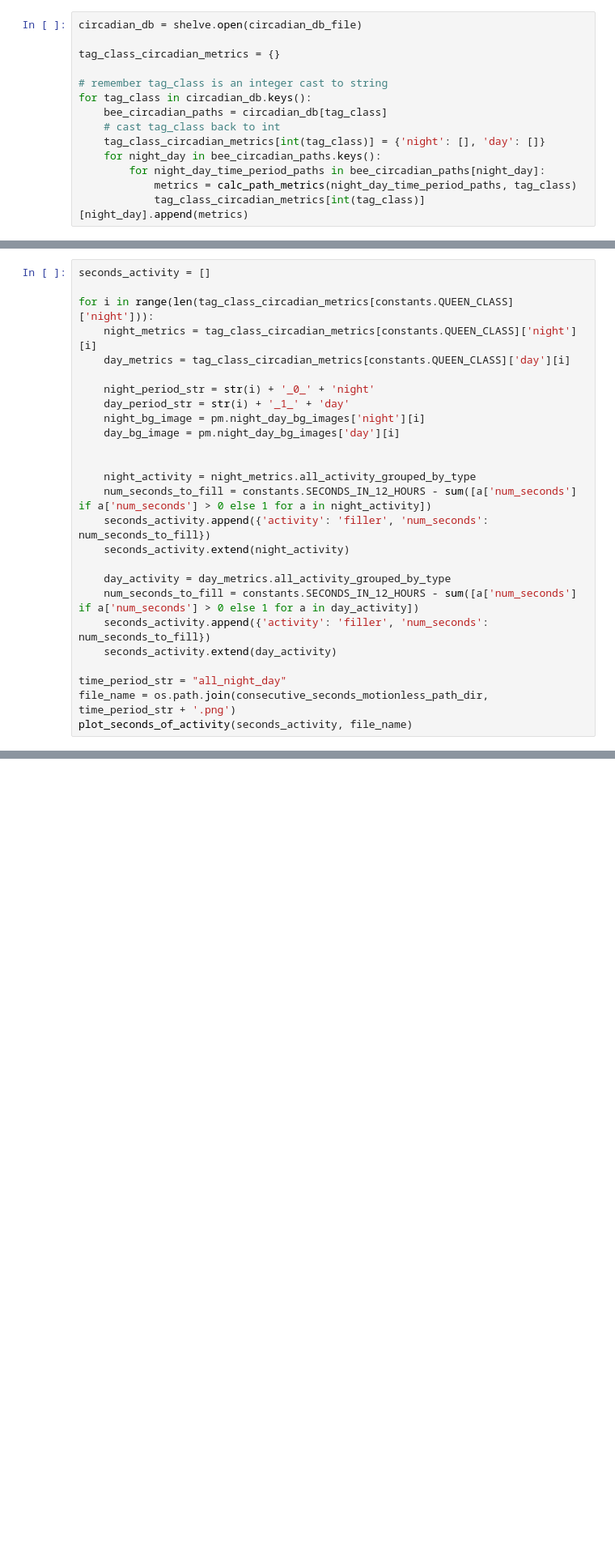
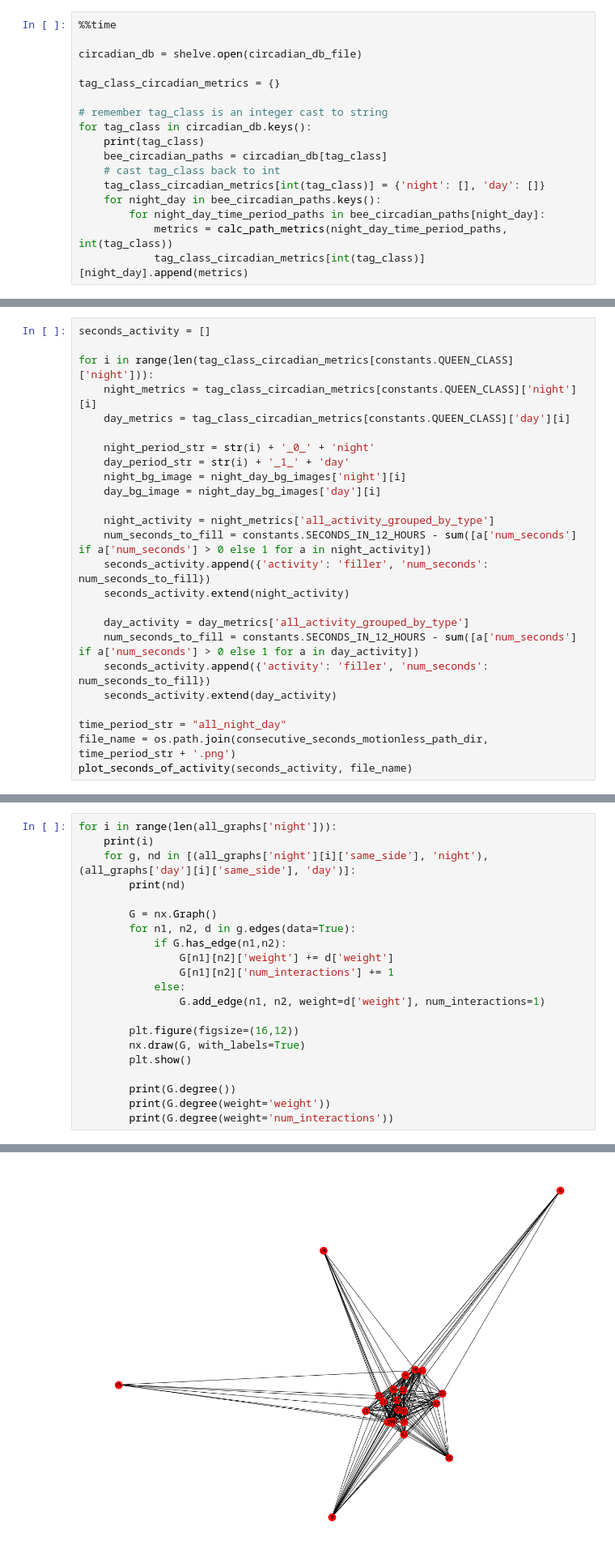
Before and after one commit to jackbrucesimpson/Notebooks, a Jupyter notebook: Behaviour/2018-05-13-updating-behave-analysis.ipynb, the cells around one changed output, grey strips where cells are left out. Shown at 81% size. Cells and saved outputs as stored; diff of their text form; blank space fills up the shorter version.

```diff
--- a/Behaviour/2018-05-13-updating-behave-analysis.ipynb
+++ b/Behaviour/2018-05-13-updating-behave-analysis.ipynb
@@ -136,16 +111,19 @@ day
 
 ## Calculate Metrics
 # %%
+%%time
+
 circadian_db = shelve.open(circadian_db_file)
 
 tag_class_circadian_metrics = {}
 
 # remember tag_class is an integer cast to string
 for tag_class in circadian_db.keys():
+    print(tag_class)
     bee_circadian_paths = circadian_db[tag_class]
     # cast tag_class back to int
     tag_class_circadian_metrics[int(tag_class)] = {'night': [], 'day': []}
     for night_day in bee_circadian_paths.keys():
         for night_day_time_period_paths in bee_circadian_paths[night_day]:
-            metrics = calc_path_metrics(night_day_time_period_paths, tag_class)
+            metrics = calc_path_metrics(night_day_time_period_paths, int(tag_class))
             tag_class_circadian_metrics[int(tag_class)][night_day].append(metrics)
@@ -247,16 +169,15 @@ for i in range(len(tag_class_circadian_metrics[constants.QUEEN_CLASS]['night']))
 
     night_period_str = str(i) + '_0_' + 'night'
     day_period_str = str(i) + '_1_' + 'day'
-    night_bg_image = pm.night_day_bg_images['night'][i]
-    day_bg_image = pm.night_day_bg_images['day'][i]
+    night_bg_image = night_day_bg_images['night'][i]
+    day_bg_image = night_day_bg_images['day'][i]
 
-
-    night_activity = night_metrics.all_activity_grouped_by_type
+    night_activity = night_metrics['all_activity_grouped_by_type']
     num_seconds_to_fill = constants.SECONDS_IN_12_HOURS - sum([a['num_seconds'] if a['num_seconds'] > 0 else 1 for a in night_activity])
     seconds_activity.append({'activity': 'filler', 'num_seconds': num_seconds_to_fill})
     seconds_activity.extend(night_activity)
 
-    day_activity = day_metrics.all_activity_grouped_by_type
+    day_activity = day_metrics['all_activity_grouped_by_type']
     num_seconds_to_fill = constants.SECONDS_IN_12_HOURS - sum([a['num_seconds'] if a['num_seconds'] > 0 else 1 for a in day_activity])
     seconds_activity.append({'activity': 'filler', 'num_seconds': num_seconds_to_fill})
     seconds_activity.extend(day_activity)
@@ -371,0 +339,22 @@ for night_day in ['night', 'day']:
+# %%
+for i in range(len(all_graphs['night'])):
+    print(i)
+    for g, nd in [(all_graphs['night'][i]['same_side'], 'night'), (all_graphs['day'][i]['same_side'], 'day')]:
+        print(nd)
+
+        G = nx.Graph()
+        for n1, n2, d in g.edges(data=True):
+            if G.has_edge(n1,n2):
+                G[n1][n2]['weight'] += d['weight']
+                G[n1][n2]['num_interactions'] += 1
+            else:
+                G.add_edge(n1, n2, weight=d['weight'], num_interactions=1)
+
+        plt.figure(figsize=(16,12))
+        nx.draw(G, with_labels=True)
+        plt.show()
+
+        print(G.degree())
+        print(G.degree(weight='weight'))
+        print(G.degree(weight='num_interactions'))
+# %% [output]
@@ -371,0 +363 @@ for night_day in ['night', 'day']:
+[figure, added]
```
Also changed, not shown: parts of 18 cells of this notebook.
